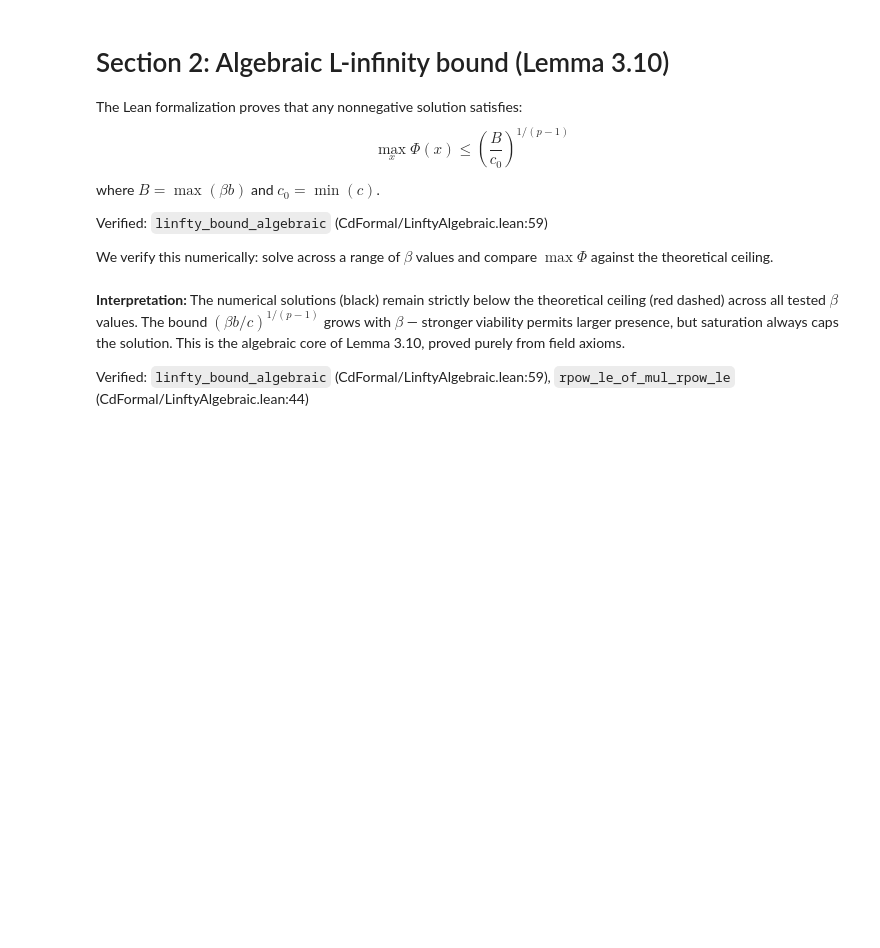
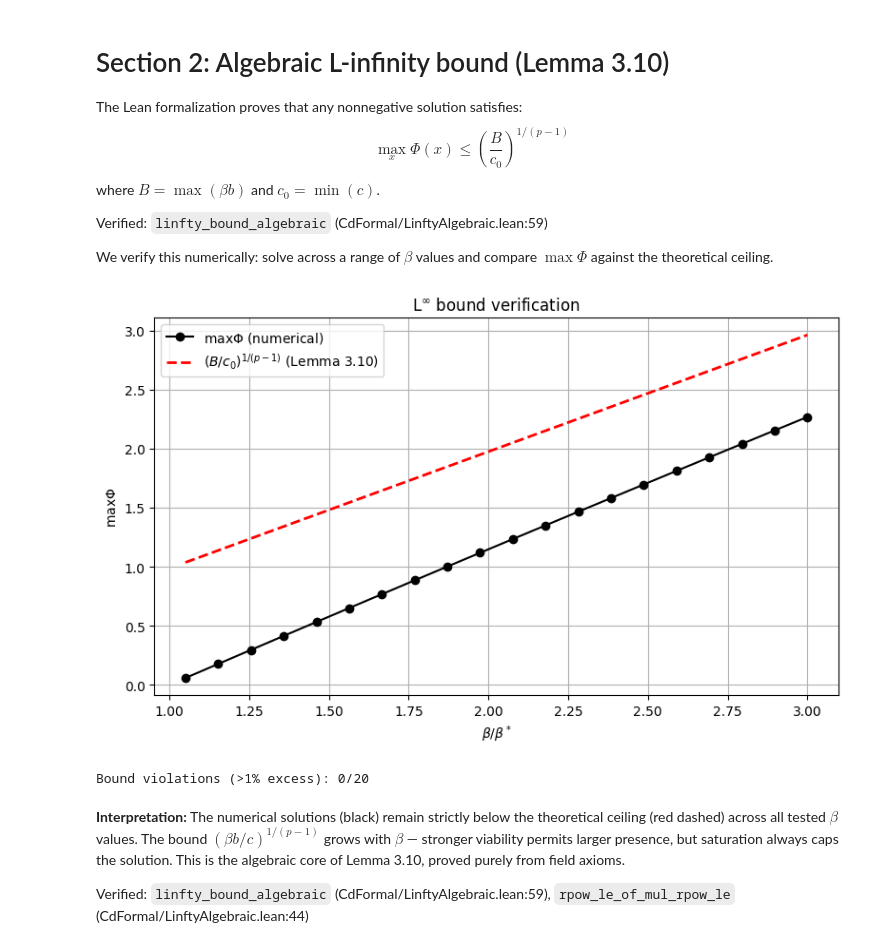
Before and after one commit to Project-Navi/navi-creative-determinant, a Jupyter notebook: notebooks/cd_pde_demo.ipynb, the cells around one changed output. Cells and saved outputs as stored; diff of their text form; code cells hidden in the pictures; blank space fills up the shorter version.

```diff
--- a/notebooks/cd_pde_demo.ipynb
+++ b/notebooks/cd_pde_demo.ipynb
@@ -102,34 +104,38 @@ We verify this numerically: solve across a range of $\beta$ values and compare $
 # %%
 # L-infinity bound verification across beta values
 from cd.analysis import linfty_bound
 
 L, N, p, c0, a_val, b_val = 1.0, 800, 2.0, 10.0, 0.0, 0.8
 beta_star = cd.viability_threshold_1d(L, b_val)
 
 beta_range = np.linspace(1.05, 3.0, 20) * beta_star
 max_phis = []
 bounds = []
 
 for beta_val in beta_range:
     bb = beta_val * b_val
     x_sol, Phi_sol, info = cd.solve_1d_picard(L, N, a=a_val, beta_b=bb, c=c0, p=p)
     max_phis.append(info["maxPhi"])
     bounds.append(linfty_bound(bb, c0, p))
 
 plt.figure()
 plt.plot(beta_range / beta_star, max_phis, "ko-", label=r"$\max\Phi$ (numerical)")
-plt.plot(beta_range / beta_star, bounds, "r--", linewidth=2,
-         label=r"$(B/c_0)^{1/(p-1)}$ (Lemma 3.10)")
+plt.plot(
+    beta_range / beta_star, bounds, "r--", linewidth=2, label=r"$(B/c_0)^{1/(p-1)}$ (Lemma 3.10)"
+)
 plt.xlabel(r"$\beta / \beta^*$")
 plt.ylabel(r"$\max \Phi$")
 plt.title(r"L$^\infty$ bound verification")
 plt.legend()
 plt.tight_layout()
 plt.show()
 
 # Verify all solutions respect the bound
 violations = sum(1 for m, k in zip(max_phis, bounds) if m > 1.01 * k)
 print(f"Bound violations (>1% excess): {violations}/{len(max_phis)}")
+# %% [output]
+[figure, added]
+Bound violations (>1% excess): 0/20
 # %% [markdown]
 **Interpretation:** The numerical solutions (black) remain strictly below the theoretical ceiling (red dashed) across all tested $\beta$ values. The bound $(\beta b / c)^{1/(p-1)}$ grows with $\beta$ — stronger viability permits larger presence, but saturation always caps the solution. This is the algebraic core of Lemma 3.10, proved purely from field axioms.
 
```
Also changed, not shown: parts of 11 cells of this notebook, 1 other file.
